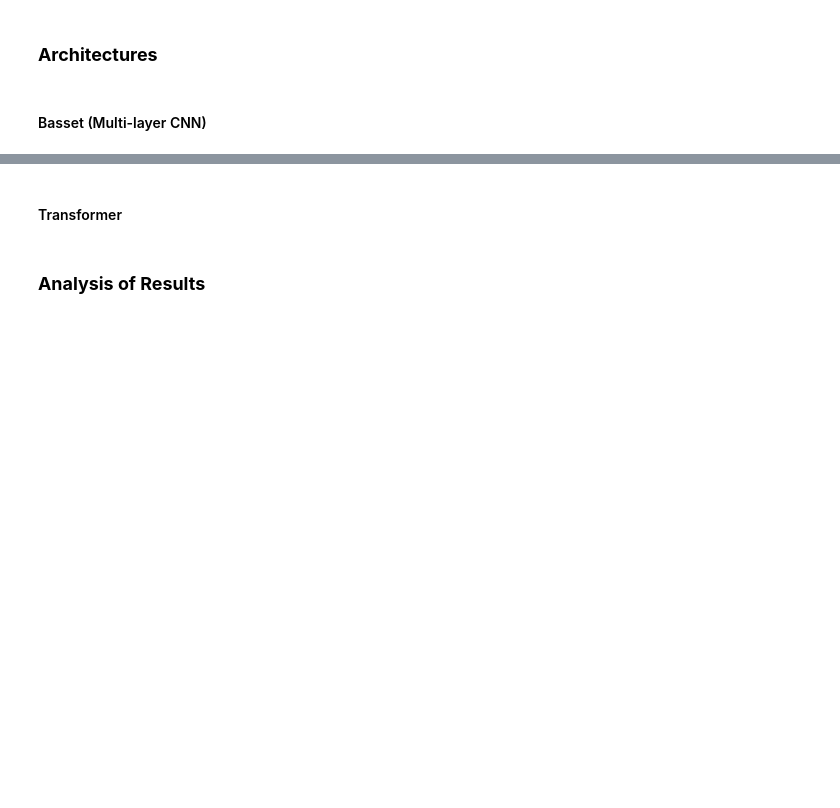
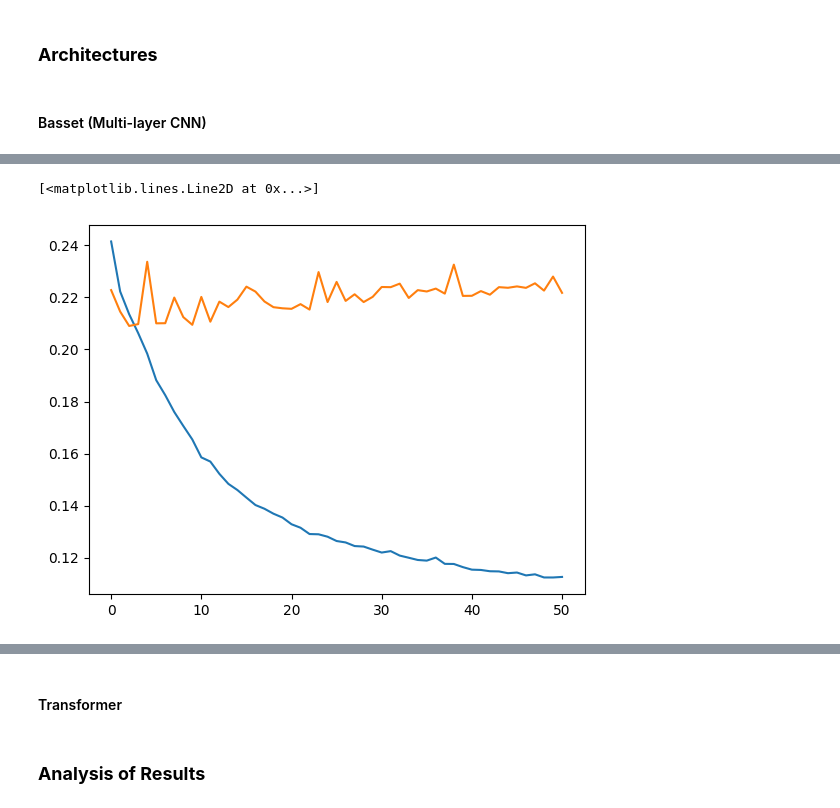
Before and after one commit to mrmang0dev/CS425-Project, a Jupyter notebook: projectmain.ipynb, the cells around one changed output, grey strips where cells are left out. Saved outputs shown, nothing was run; the diff lists cells and outputs as text; code cells hidden in the pictures; blank space fills up the shorter version.

```diff
--- a/projectmain.ipynb
+++ b/projectmain.ipynb
@@ -292,7 +292,7 @@ class DNA_CNN(nn.Module):
         )
         self.regression_block = nn.Sequential(
             nn.Linear(num_kernels[-1], 256),
-            #nn.Dropout(p=0.2),
+            nn.Dropout(p=0.2),
             nn.ReLU(),
             nn.Linear(256, n_experiments * self.n_bins),
         )
@@ -346,11 +346,15 @@ train_loader, test_loader = get_dataloaders(X, Y)
 model     = DNA_CNN().to(device)
 
 optimizer = torch.optim.Adam(model.parameters(), lr=0.001)
-epochs    = 50
+epochs    = 51
 loss_fn = nn.MSELoss()
+training_loss = []
+validation_loss = []
 
 for t in range(epochs):
     if t % 10 == 0:
         print(f"Epoch {t}\n-------------------------------")
-    loss = train_epoch(train_loader, model, loss_fn, optimizer, t)
-    loss = validation(test_loader, model, loss_fn, t)
+    t_loss = train_epoch(train_loader, model, loss_fn, optimizer, t)
+    v_loss = validation(test_loader, model, loss_fn, t)
+    training_loss.append(t_loss)
+    validation_loss.append(v_loss)
@@ -356,0 +379,9 @@ for t in range(epochs):
+# %%
+import matplotlib.pyplot as plt
+
+plt.figure()
+plt.plot(training_loss, label="Training Loss")
+plt.plot(validation_loss, label="Validation Loss")
+# %% [output]
+[<matplotlib.lines.Line2D at 0x...>]
+[figure, added]
```
Also changed, not shown: parts of 2 cells of this notebook.
